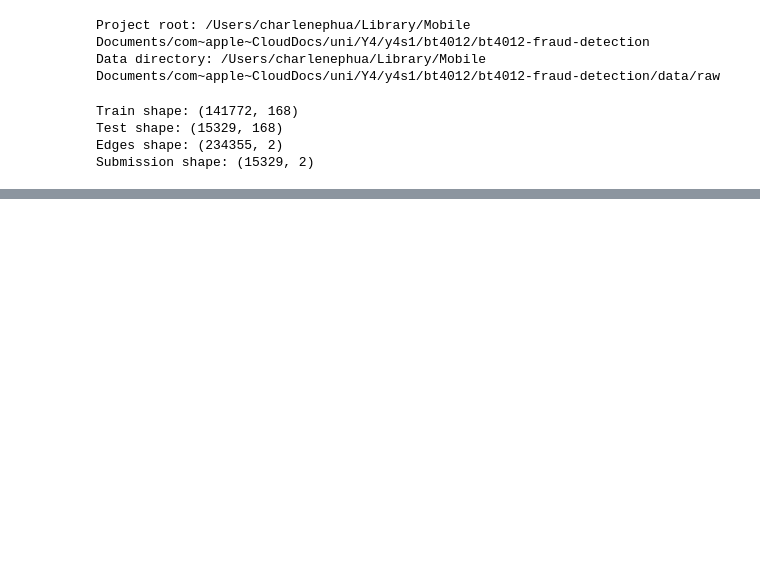
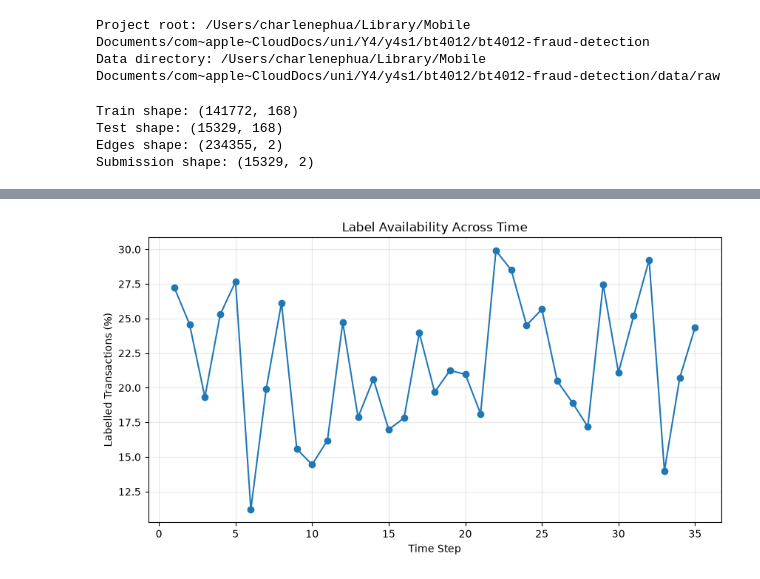
Before and after one commit to charlllene/bt4012-fraud-detection, a Jupyter notebook: notebooks/01_eda.ipynb, the cells around one changed output, grey strips where cells are left out. Drawn from its saved outputs; the diff is of its cells as text; code cells hidden in the pictures; blank space fills up the shorter version.

```diff
--- a/notebooks/01_eda.ipynb
+++ b/notebooks/01_eda.ipynb
@@ -67,0 +200,25 @@ display(sample_submission.head())
+# %%
+#labelled data over time
+time_summary = (
+    train.groupby("time_step")
+    .agg(
+        total_nodes=("txId", "size"),
+        labelled_nodes=("label", "count"),
+        illicit=("label", lambda x: (x == 1).sum()),
+        licit=("label", lambda x: (x == 0).sum())
+    )
+)
+
+time_summary["labelled_pct"] = (
+    time_summary["labelled_nodes"]
+    / time_summary["total_nodes"]
+    * 100
+)
+
+time_summary["illicit_rate"] = (
+    time_summary["illicit"]
+    / time_summary["labelled_nodes"]
+    * 100
+)
+
+display(time_summary)
@@ -67,0 +244,18 @@ display(sample_submission.head())
+# %%
+#labelled percentage over time
+plt.figure(figsize=(10, 5))
+
+plt.plot(
+    time_summary.index,
+    time_summary["labelled_pct"],
+    marker="o"
+)
+
+plt.xlabel("Time Step")
+plt.ylabel("Labelled Transactions (%)")
+plt.title("Label Availability Across Time")
+plt.grid(alpha=0.3)
+
+plt.show()
+# %% [output]
+[figure, added]
```
Also changed, not shown: parts of 41 cells of this notebook, 10 other files.
